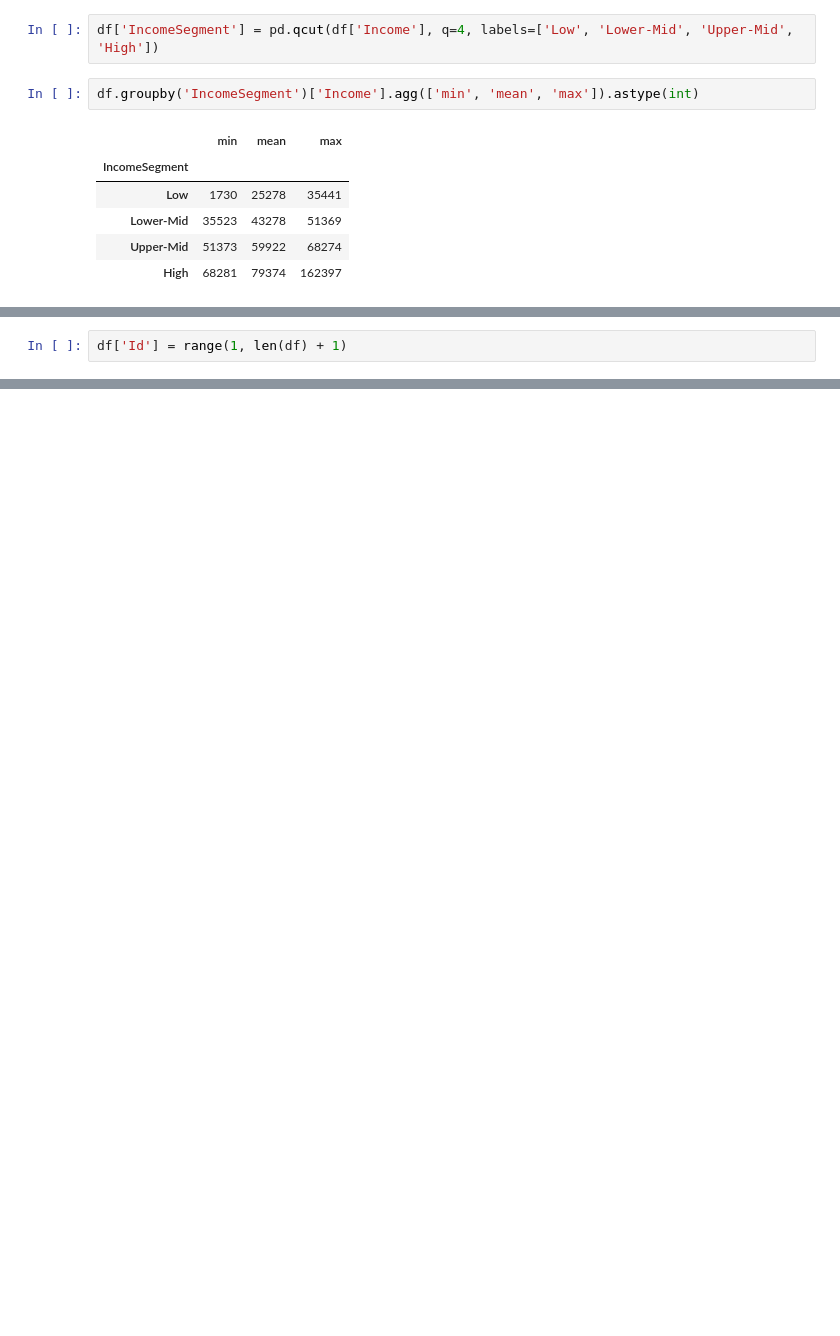
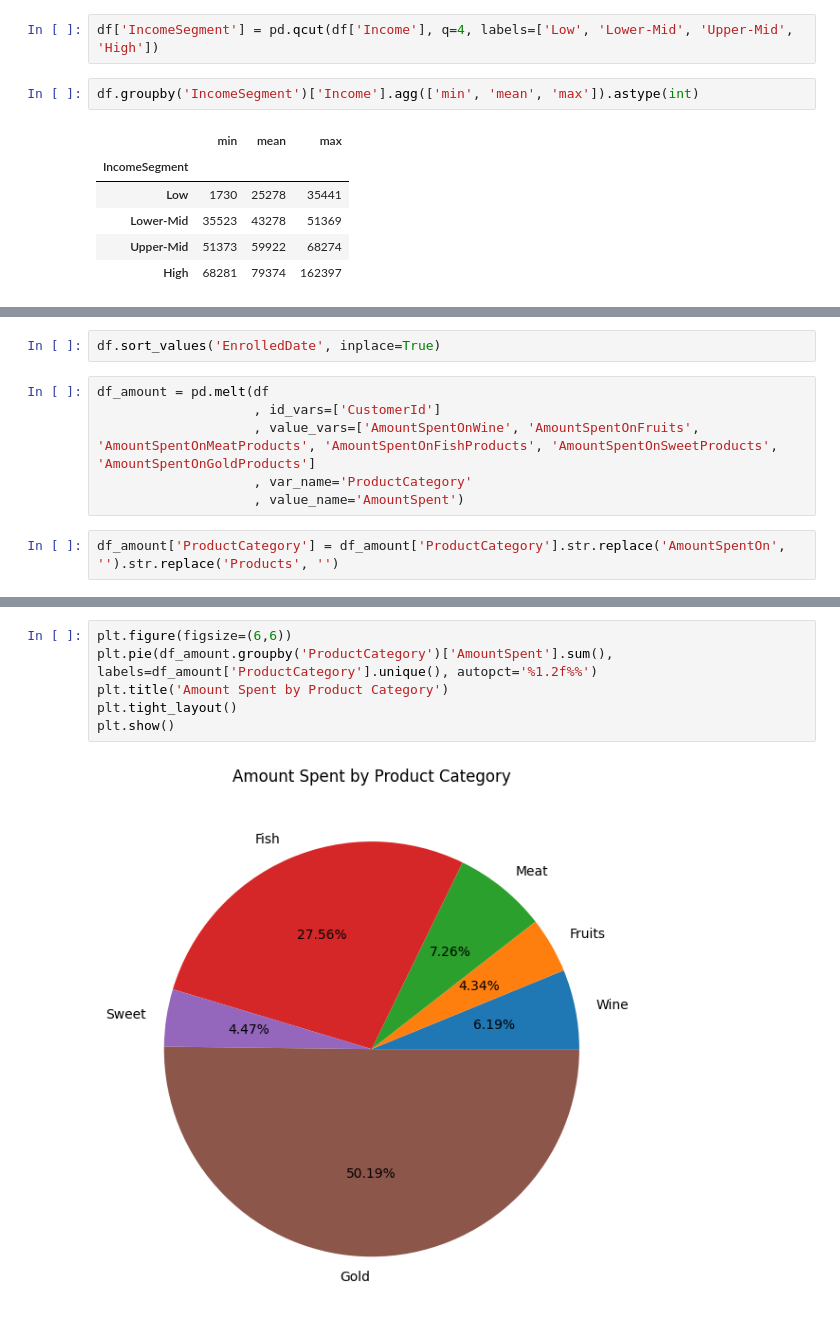
Before and after one commit to akshaykumar2972/POC2025, a Jupyter notebook: Customer_Personality_Analysis.ipynb, the cells around one changed output, grey strips where cells are left out. Saved outputs shown, nothing was run; the diff lists cells and outputs as text; blank space fills up the shorter version.

```diff
--- a/Customer_Personality_Analysis.ipynb
+++ b/Customer_Personality_Analysis.ipynb
@@ -578,2 +341,0 @@ cols_to_scale = ['Income'
-# %%
-df['Id'] = range(1, len(df) + 1)
@@ -753,0 +342,10 @@ plt.show()
+# %%
+df.sort_values('EnrolledDate', inplace=True)
+# %%
+df_amount = pd.melt(df
+                    , id_vars=['CustomerId']
+                    , value_vars=['AmountSpentOnWine', 'AmountSpentOnFruits', 'AmountSpentOnMeatProducts', 'AmountSpentOnFishProducts', 'AmountSpentOnSweetProducts', 'AmountSpentOnGoldProducts']
+                    , var_name='ProductCategory'
+                    , value_name='AmountSpent')
+# %%
+df_amount['ProductCategory'] = df_amount['ProductCategory'].str.replace('AmountSpentOn', '').str.replace('Products', '')
@@ -753,0 +370,8 @@ plt.show()
+# %%
+plt.figure(figsize=(6,6))
+plt.pie(df_amount.groupby('ProductCategory')['AmountSpent'].sum(), labels=df_amount['ProductCategory'].unique(), autopct='%1.2f%%')
+plt.title('Amount Spent by Product Category')
+plt.tight_layout()
+plt.show()
+# %% [output]
+[figure, added]
```
Also changed, not shown: parts of 130 cells of this notebook.
